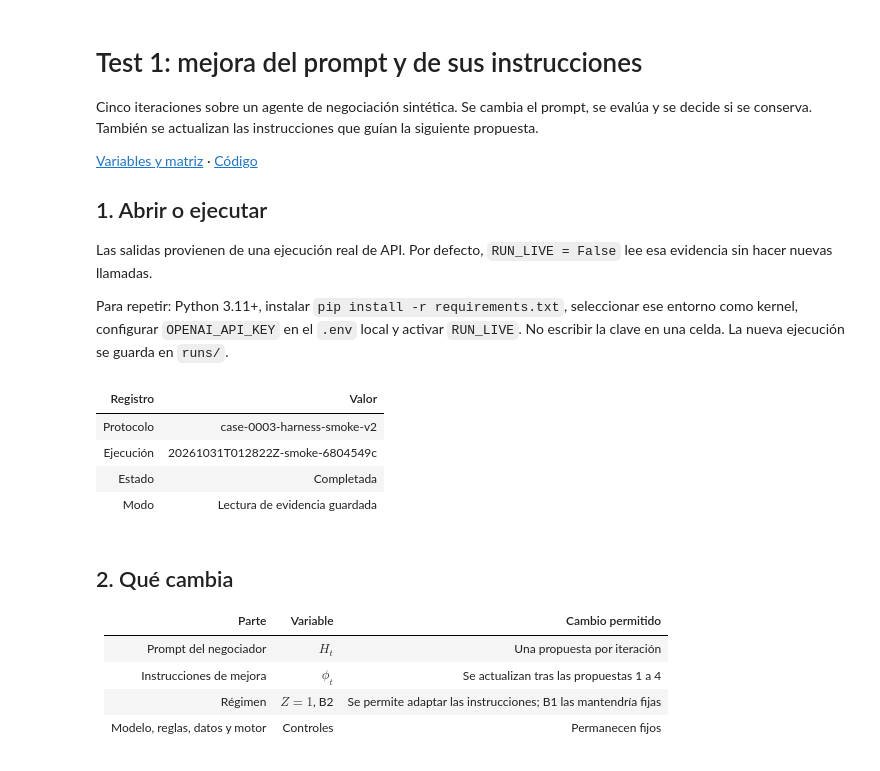
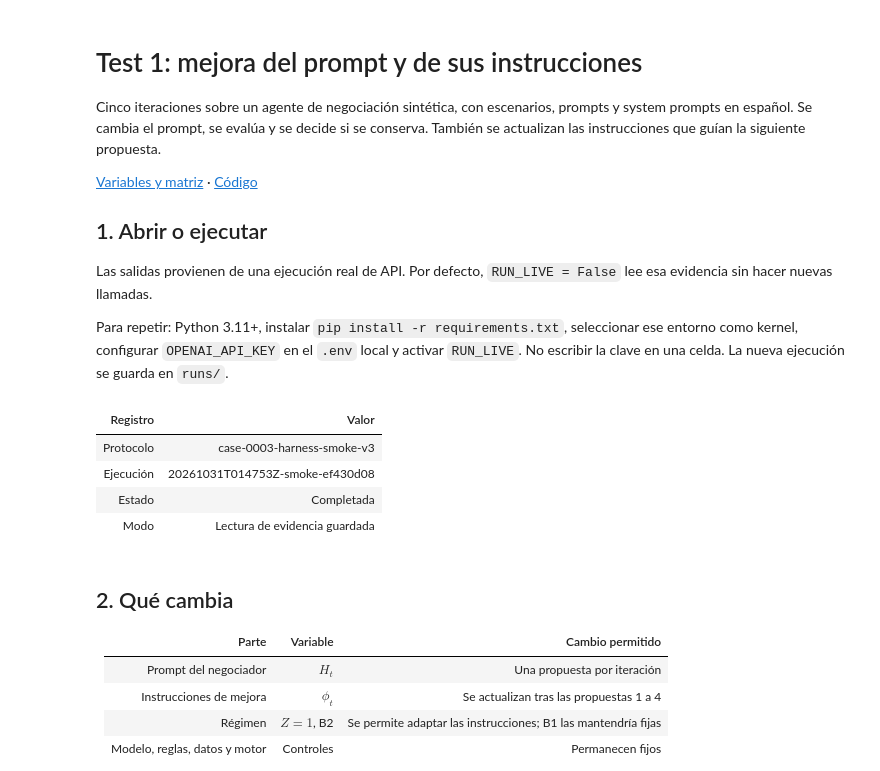
Before and after one commit to jairzinhosantos/thinking-harness, a Jupyter notebook: research/cases/case-0003-debt-negotiation/harness-smoke-test.ipynb, the cells around one changed output. Drawn from its saved outputs; the diff is of its cells as text; code cells hidden in the pictures.

```diff
--- a/research/cases/case-0003-debt-negotiation/harness-smoke-test.ipynb
+++ b/research/cases/case-0003-debt-negotiation/harness-smoke-test.ipynb
@@ -1,7 +1,7 @@
 # %% [markdown]
 # Test 1: mejora del prompt y de sus instrucciones
 
-Cinco iteraciones sobre un agente de negociación sintética. Se cambia el prompt, se evalúa y se decide si se conserva. También se actualizan las instrucciones que guían la siguiente propuesta.
+Cinco iteraciones sobre un agente de negociación sintética, con escenarios, prompts y system prompts en español. Se cambia el prompt, se evalúa y se decide si se conserva. También se actualizan las instrucciones que guían la siguiente propuesta.
 
 [Variables y matriz](https://github.com/jairzinhosantos/thinking-harness/blob/develop/docs/academic/README.md) · [Código](https://github.com/jairzinhosantos/thinking-harness/blob/develop/research/cases/case-0003-debt-negotiation/utils/harness_smoke_test.py)
 
@@ -18,36 +18,36 @@ from IPython.display import display, Markdown, HTML
 
 LANGUAGE = 'es'
 RUN_LIVE = False
 CASE = next((p / 'research/cases/case-0003-debt-negotiation'
              for p in [Path.cwd(), *Path.cwd().parents]
              if (p / 'research/cases/case-0003-debt-negotiation').is_dir()), None)
 if CASE is None:
     raise RuntimeError('Open the notebook from this repository')
 sys.path.insert(0, str(CASE / 'utils'))
 from harness_smoke_test import run, load_run, summarize
 from prompt_search import rule_check
 
-RUN_DIR = CASE / 'results/20261031T012822Z-smoke-6804549c'
+RUN_DIR = CASE / 'results/20261031T014753Z-smoke-ef430d08'
 if RUN_LIVE:
     from dotenv import load_dotenv
     load_dotenv(CASE / '.env', override=False)
     RUN_DIR = run()
 protocol, report = load_run(RUN_DIR)
 calls = [json.loads(line) for line in (RUN_DIR / 'calls.jsonl').read_text().splitlines()]
 
 from notebook_view import HarnessTestView, audit_harness_changes
 view = HarnessTestView()
 table = view.rows
 
 table(['Registro', 'Valor'], [
     ['Protocolo', report['protocol']], ['Ejecución', report['run_id']],
     ['Estado', 'Completada' if report['status'] == 'completed' else 'Detenida'],
     ['Modo', 'API nueva' if RUN_LIVE else 'Lectura de evidencia guardada'],
 ])
 # %% [output]
 | Registro | Valor |
-| Protocolo | case-0003-harness-smoke-v2 |
-| Ejecución | 20261031T012822Z-smoke-6804549c |
+| Protocolo | case-0003-harness-smoke-v3 |
+| Ejecución | 20261031T014753Z-smoke-ef430d08 |
 | Estado | Completada |
 | Modo | Lectura de evidencia guardada |
 # %% [markdown]
```
Also changed, not shown: parts of 11 cells of this notebook, 12 other files.
